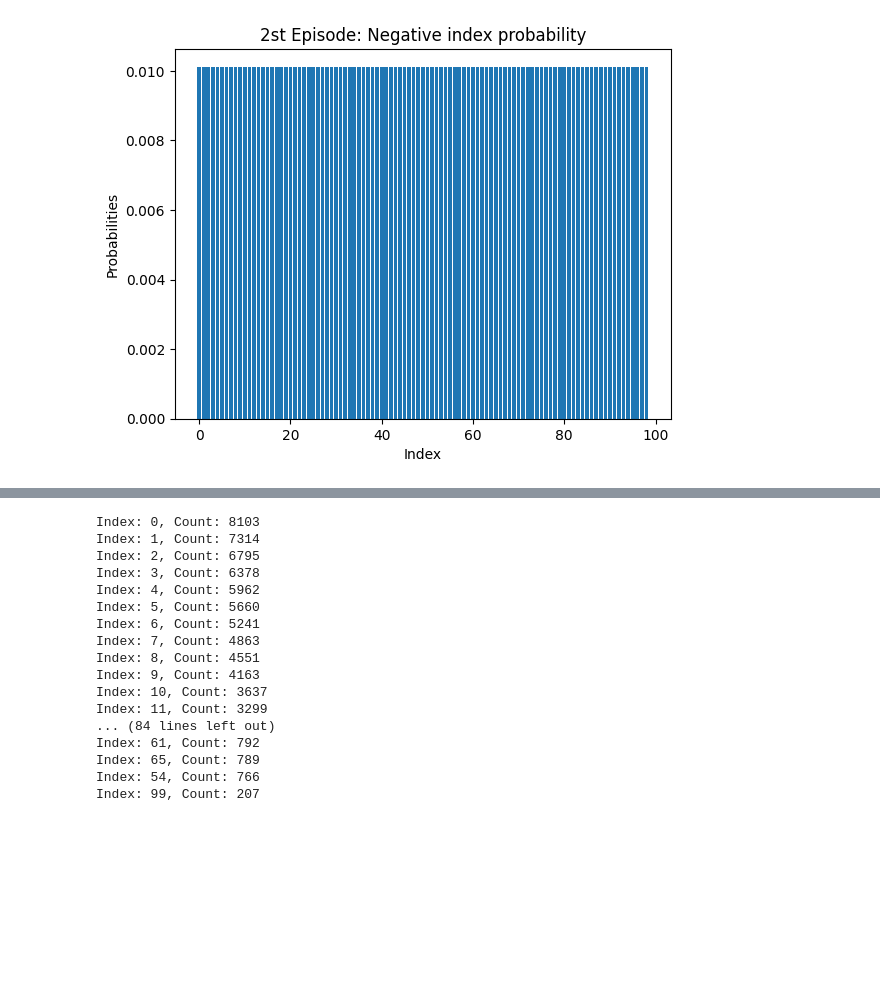
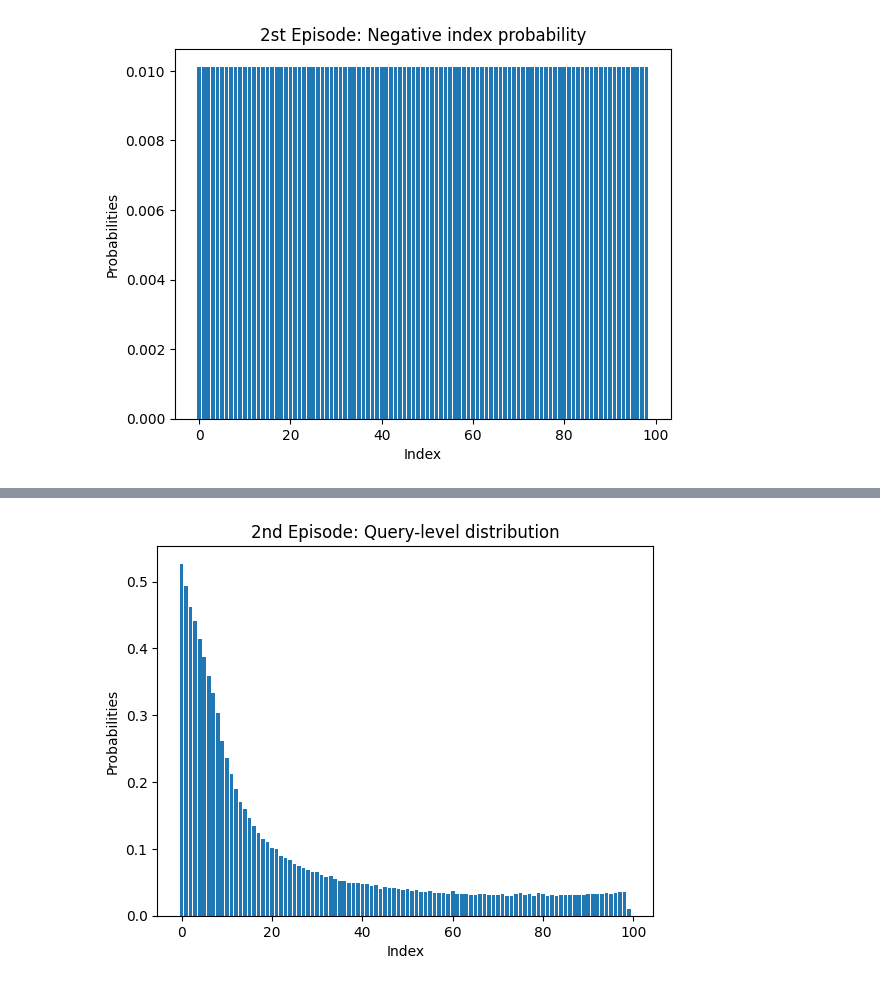
Before and after one commit to JMVCoelho/tevatron, a Jupyter notebook: plots.ipynb, the cells around one changed output, grey strips where cells are left out. Drawn from its saved outputs; the diff is of its cells as text; code cells hidden in the pictures; blank space fills up the shorter version.

```diff
--- a/plots.ipynb
+++ b/plots.ipynb
@@ -993,31 +1010,21 @@ tensor([  1.1875, -14.3750, -48.0000, -49.2500, -58.2500, -71.5000, -83.5000,
 # %%
 import collections
 counter = collections.defaultdict(int)
 for dot_product in dot_products:
     vals, idxs = torch.topk(dot_product, k=9)
     for idx in idxs:
         counter[idx.item()] += 1
 
 sorted_counter = sorted(counter.items(), key=lambda x: x[1], reverse=True)
 
-# Printing the sorted counter
-for idx, count in sorted_counter:
-    print(f"Index: {idx}, Count: {count}")
+x = [sc[0] for sc in sorted_counter]
+y = [sc[1]/18350 for sc in sorted_counter]
+
+plt.bar(x, y)
+plt.xlabel('Index')
+plt.ylabel('Probabilities')
+plt.title('2nd Episode: Query-level distribution')
+
+plt.show()
 # %% [output]
-Index: 0, Count: 8103
-Index: 1, Count: 7314
-Index: 2, Count: 6795
-Index: 3, Count: 6378
-Index: 4, Count: 5962
-Index: 5, Count: 5660
-Index: 6, Count: 5241
-Index: 7, Count: 4863
-Index: 8, Count: 4551
-Index: 9, Count: 4163
-Index: 10, Count: 3637
-Index: 11, Count: 3299
-... (84 lines left out)
-Index: 61, Count: 792
-Index: 65, Count: 789
-Index: 54, Count: 766
-Index: 99, Count: 207
+[figure, added]
```
Also changed, not shown: parts of 10 cells of this notebook, 16 other files.
